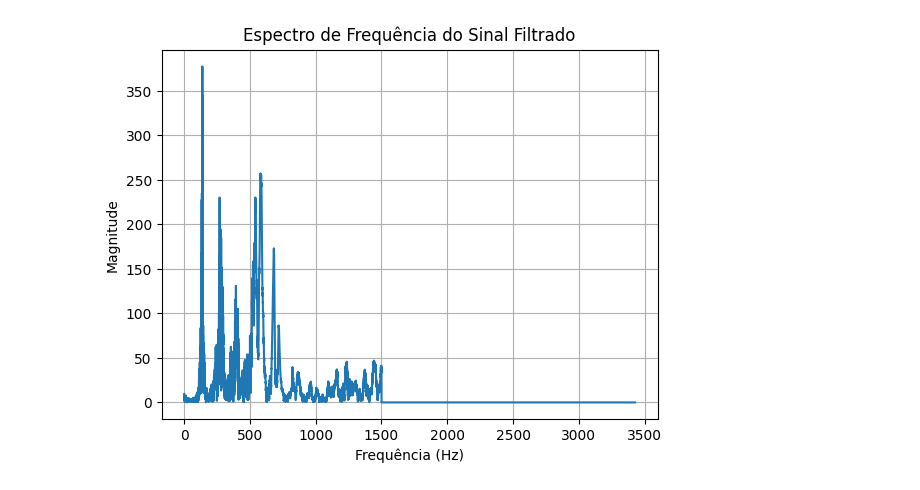
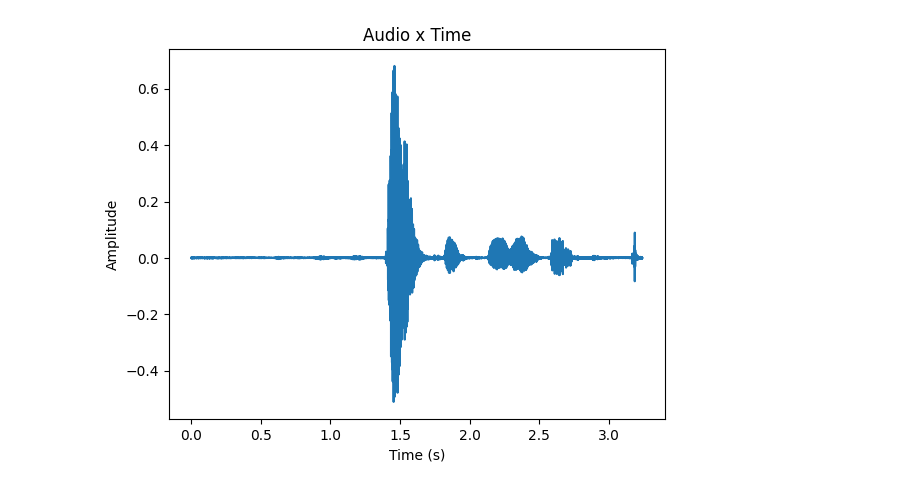
Before and after one commit to Radipaw/Projeto-Fourier, a Jupyter notebook: ProjectSound.ipynb, the cells around one changed output. Saved outputs shown, nothing was run; the diff lists cells and outputs as text; code cells hidden in the pictures.

```diff
--- a/ProjectSound.ipynb
+++ b/ProjectSound.ipynb
@@ -19,6 +19,6 @@ plt.show()
 # %%
-# FFT
-X = fft(sinal)
-frequencias = fftfreq(len(X), 1/fs)
+# transformada de fourier - converte o sinal do domínio do tempo pro domínio da frequência
+n = fft(signal)
+frequency_dom = fftfreq(len(n), 1/fs)
 # %%
 # Mostra espectro
@@ -60,15 +66,12 @@ plt.show()
 # %%
-X_novo = fft(sinal_filtrado)
-frequencias_novo = fftfreq(len(X_novo), 1/fs)
+time_dom = np.real(ifft(n_filtered))
+t = np.linspace(0, len(time_dom)/fs, len(time_dom))
+plt.plot(t, time_dom)
+plt.title("Audio x Time")
+plt.xlabel("Time (s)")
+plt.ylabel("Amplitude")
+plt.show()
+# %% [output]
+[figure, added]
-# %%
-#Plota espectro de frequência do sinal filtrado
-plt.plot(frequencias_novo[:len(X_novo)//14], np.abs(X_novo[:len(X_novo)//14]))
-plt.title("Espectro de Frequência do Sinal Filtrado")
-plt.xlabel("Frequência (Hz)")
-plt.ylabel("Magnitude")
-plt.grid()
-plt.show()
-# %% [output]
-[figure, removed]
 # %%
 # Reproduz áudio filtrado
```
Also changed, not shown: parts of 6 cells of this notebook.
